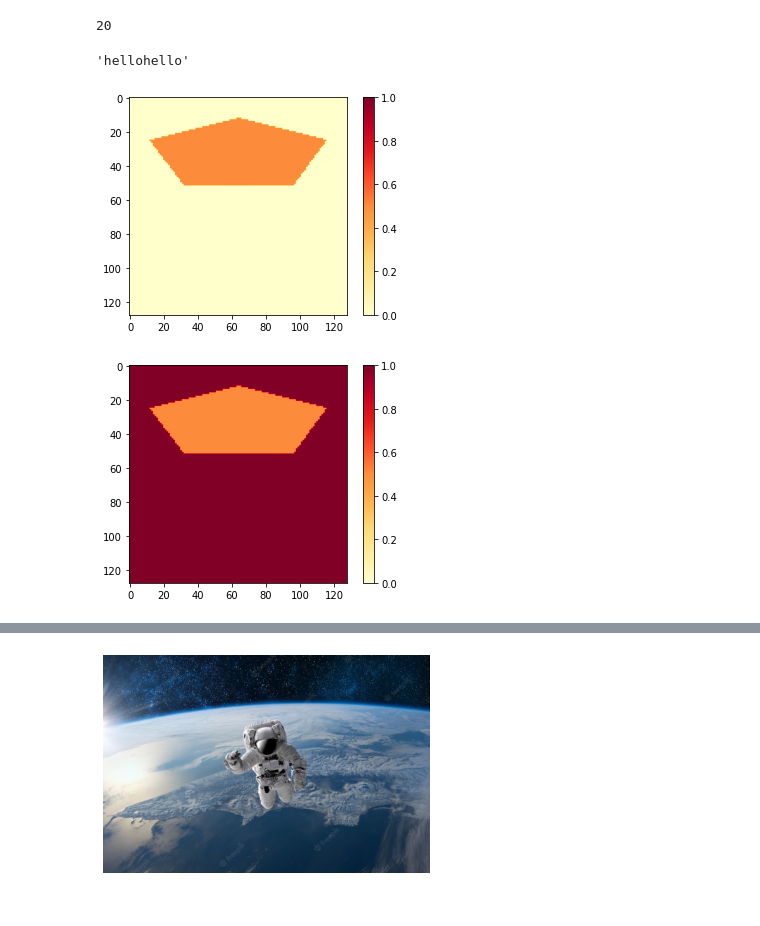
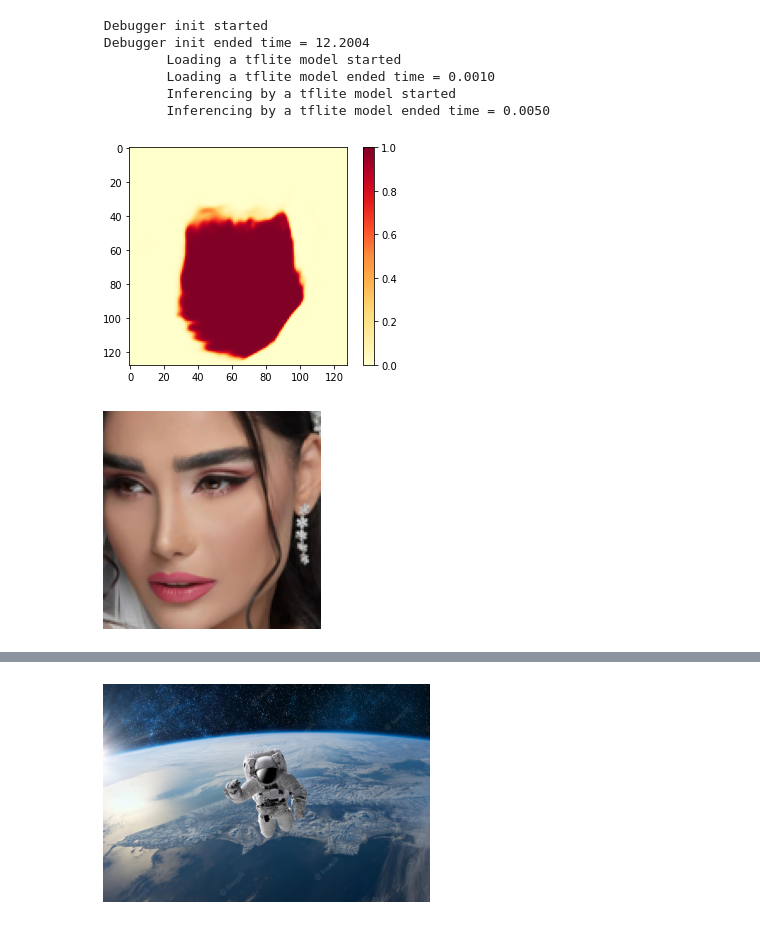
Before and after one commit to bateni1380/landpy, a Jupyter notebook: CodeFlow.ipynb, the cells around one changed output, grey strips where cells are left out. Drawn from its saved outputs; the diff is of its cells as text; code cells hidden in the pictures.

Commit message:
inferenc added!

```diff
--- a/CodeFlow.ipynb
+++ b/CodeFlow.ipynb
@@ -1,29 +1,20 @@
 # %%
-from typing import TypeVar
+from landpy import ImageLand, Debugger, HeatLand
+from landpy.inference import load_tflite, inference_by_tflite, InferenceType
+import numpy as np
+debugger = Debugger(debug=True, textual_debug=True, visual_debug=False, categories=[])
 
-# Define a TypeVar 'T' with bound 'int'
-T = TypeVar('T', bound=int)
 
-def double(x: T) -> T:
-    return x * 2
-
-result = double(10)
-print(result)  # Output: 20
-
-# The following will raise a TypeError because 'double' only accepts integers (bound=int)
-result = double("hello")  # Raises TypeError
-result
+model = load_tflite('files/face_segm.tflite', debugger=debugger)
+output = inference_by_tflite(model, ImageLand('files/test.jpg').reshape([128,128]), InferenceType([1,128,128,3], np.float32, True), debugger=debugger)
+HeatLand(output.reshape([128,128])).show()
+ImageLand('files/test.jpg').reshape([128,128]).show()
 # %% [output]
-20
+ Debugger init started
+ Debugger init ended time = 12.2004
+         Loading a tflite model started
+         Loading a tflite model ended time = 0.0010
+         Inferencing by a tflite model started
+         Inferencing by a tflite model ended time = 0.0050
-'hellohello'
+[figure, added]
+[figure, added]
-# %%
-from landpy import MarksLand, Debugger
-import numpy as np
-
-heat = MarksLand(np.array([(0.1, 0.2), (0.5, 0.1), (0.9, 0.2),
-                 (0.75, 0.4), (0.25, 0.4)])).to_heat(fill_heat=0.5)
-heat.show()
-(-heat).show()
-# %% [output]
-[figure, removed]
-[figure, removed]
```
Also changed, not shown: parts of 7 cells of this notebook, 6 other files.
